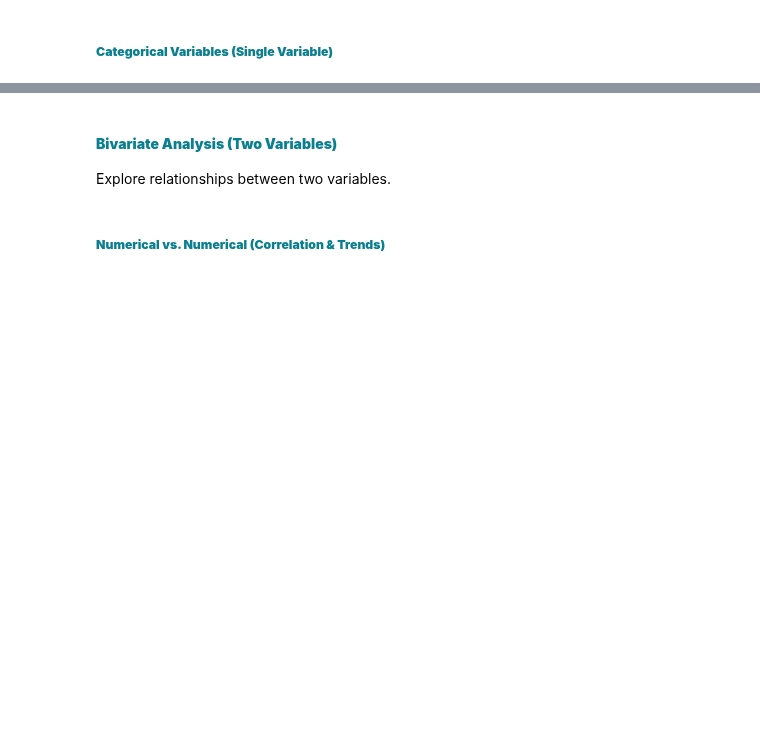
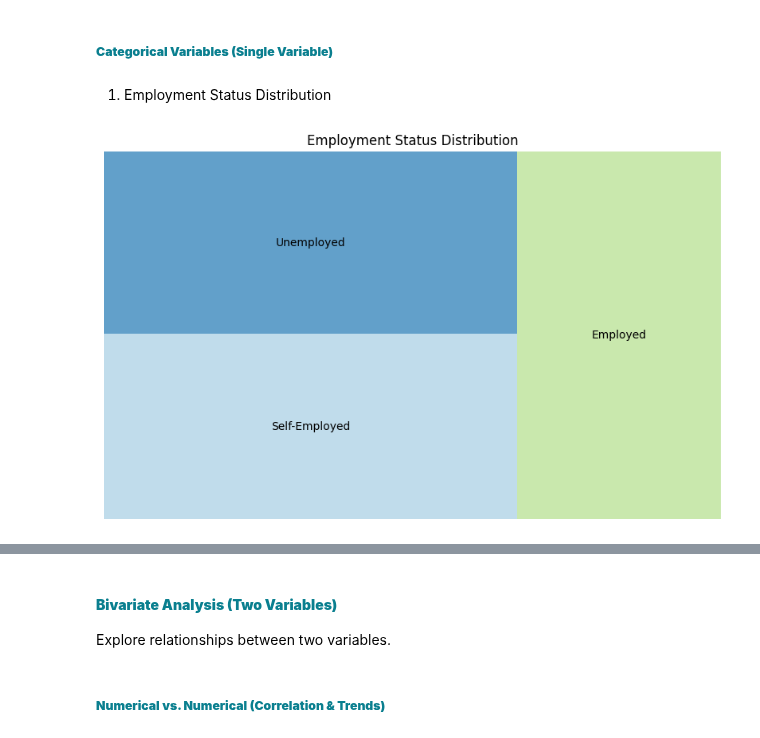
Before and after one commit to ruth-kitasi/Health-Insurance-Recommender-System, a Jupyter notebook: Notebooks/Mbego.ipynb, the cells around one changed output, grey strips where cells are left out. Saved outputs shown, nothing was run; the diff lists cells and outputs as text; code cells hidden in the pictures; blank space fills up the shorter version.

```diff
--- a/Notebooks/Mbego.ipynb
+++ b/Notebooks/Mbego.ipynb
@@ -244,2 +256,15 @@ Understand the distribution of individual features.
 # %% [markdown]
 ##### <span style="color:rgb(10, 127, 143);">**Categorical Variables (Single Variable)** </span>
+# %% [markdown]
+1. Employment Status Distribution
+# %%
+import squarify
+
+category_counts = df['employment_status'].value_counts()
+plt.figure(figsize=(10, 6))
+squarify.plot(sizes=category_counts, label=category_counts.index, alpha=0.7, color=plt.cm.Paired.colors)
+plt.axis("off")
+plt.title("Employment Status Distribution")
+plt.show()
+# %% [output]
+[figure, added]
```
Also changed, not shown: parts of 7 cells of this notebook.
